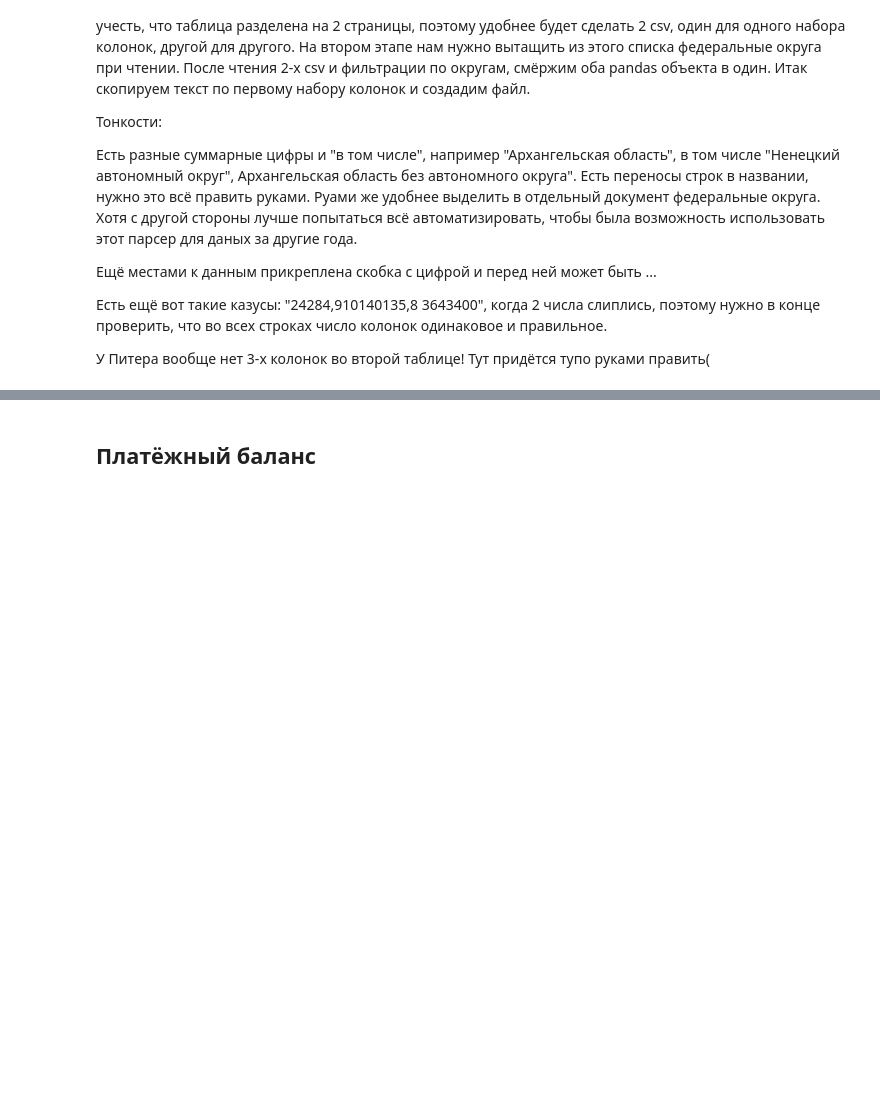
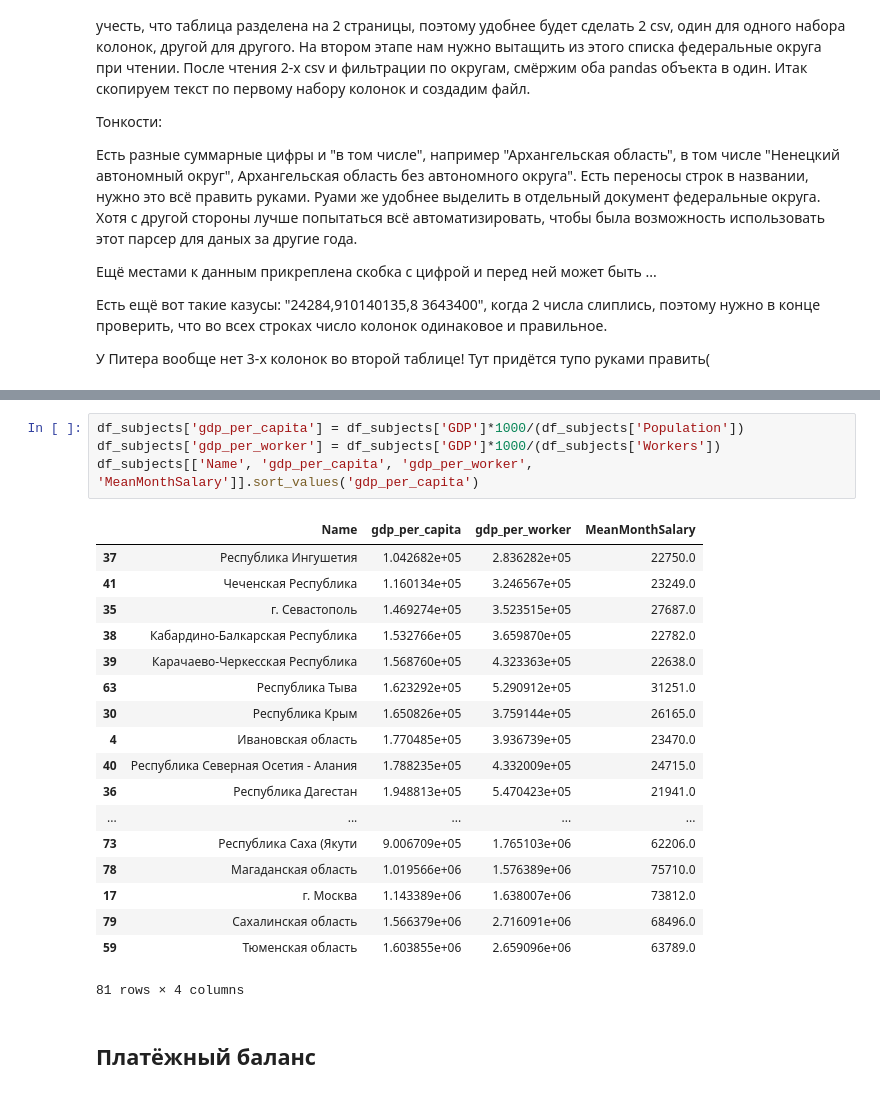
Before and after one commit to oddcard2/education, a Jupyter notebook: Statistics/Rosstat/Rosstat.ipynb, the cells around one changed output, grey strips where cells are left out. Saved outputs shown, nothing was run; the diff lists cells and outputs as text; blank space fills up the shorter version.

```diff
--- a/Statistics/Rosstat/Rosstat.ipynb
+++ b/Statistics/Rosstat/Rosstat.ipynb
@@ -224,3 +197,26 @@ df_subjects.sort_values('GDP')
+# %%
+df_subjects['gdp_per_capita'] = df_subjects['GDP']*1000/(df_subjects['Population'])
+df_subjects['gdp_per_worker'] = df_subjects['GDP']*1000/(df_subjects['Workers'])
+df_subjects[['Name', 'gdp_per_capita', 'gdp_per_worker', 'MeanMonthSalary']].sort_values('gdp_per_capita')
+# %% [output]
+|  | Name | gdp_per_capita | gdp_per_worker | MeanMonthSalary |
+| 37 | Республика Ингушетия | 1.042682e+05 | 2.836282e+05 | 22750.0 |
+| 41 | Чеченская Республика | 1.160134e+05 | 3.246567e+05 | 23249.0 |
+| 35 | г. Севастополь | 1.469274e+05 | 3.523515e+05 | 27687.0 |
+| 38 | Кабардино-Балкарская Республика | 1.532766e+05 | 3.659870e+05 | 22782.0 |
+| 39 | Карачаево-Черкесская Республика | 1.568760e+05 | 4.323363e+05 | 22638.0 |
+| 63 | Республика Тыва | 1.623292e+05 | 5.290912e+05 | 31251.0 |
+| 30 | Республика Крым | 1.650826e+05 | 3.759144e+05 | 26165.0 |
+| 4 | Ивановская область | 1.770485e+05 | 3.936739e+05 | 23470.0 |
+| 40 | Республика Северная Осетия - Алания | 1.788235e+05 | 4.332009e+05 | 24715.0 |
+| 36 | Республика Дагестан | 1.948813e+05 | 5.470423e+05 | 21941.0 |
+| ... | ... | ... | ... | ... |
+| 73 | Республика Саха (Якути | 9.006709e+05 | 1.765103e+06 | 62206.0 |
+| 78 | Магаданская область | 1.019566e+06 | 1.576389e+06 | 75710.0 |
+| 17 | г. Москва | 1.143389e+06 | 1.638007e+06 | 73812.0 |
+| 79 | Сахалинская область | 1.566379e+06 | 2.716091e+06 | 68496.0 |
+| 59 | Тюменская область | 1.603855e+06 | 2.659096e+06 | 63789.0 |
+81 rows × 4 columns
 # %% [markdown]
 ## Платёжный баланс
 # %% [markdown]
```
Also changed, not shown: parts of 8 cells of this notebook.
